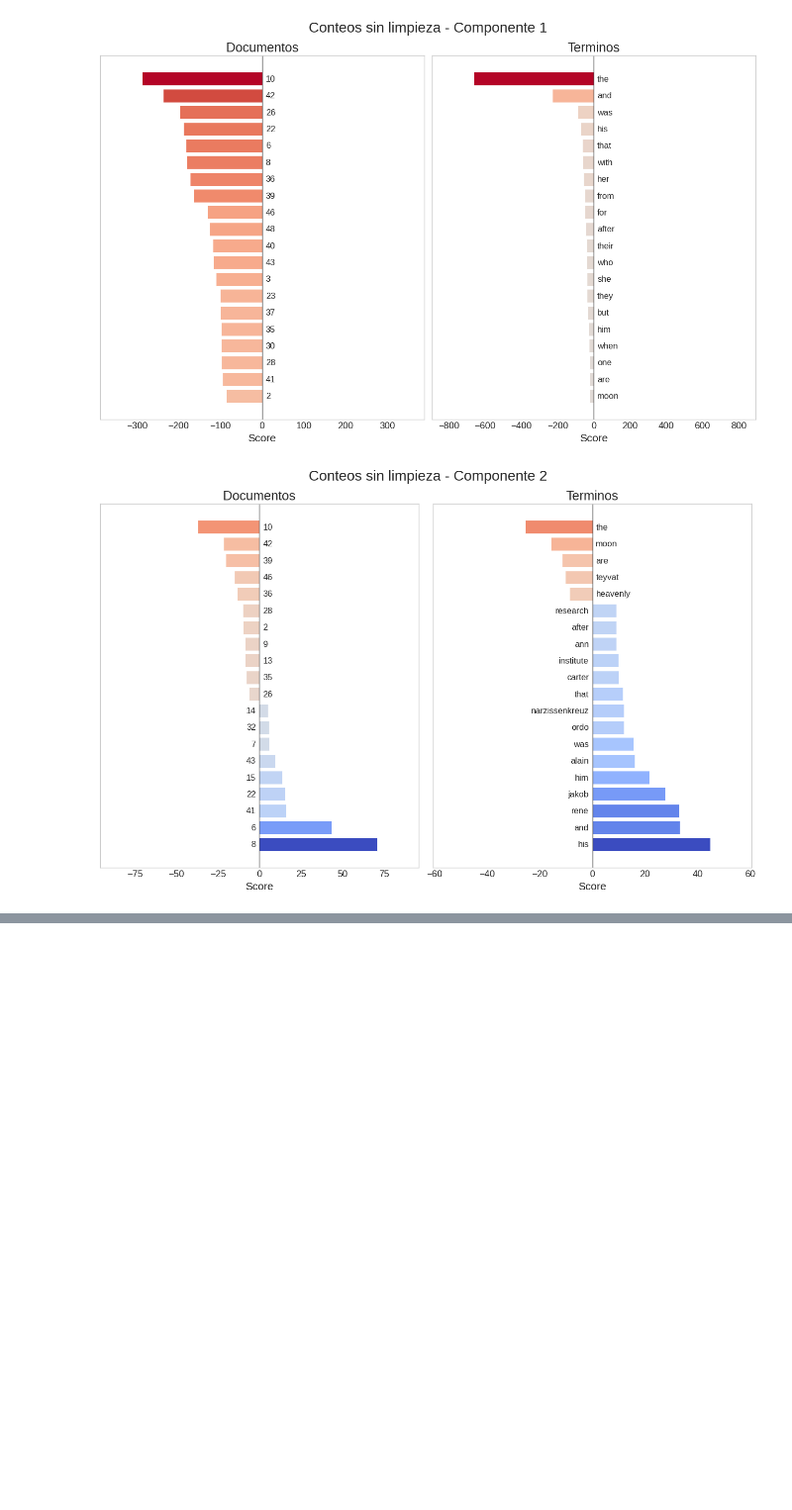
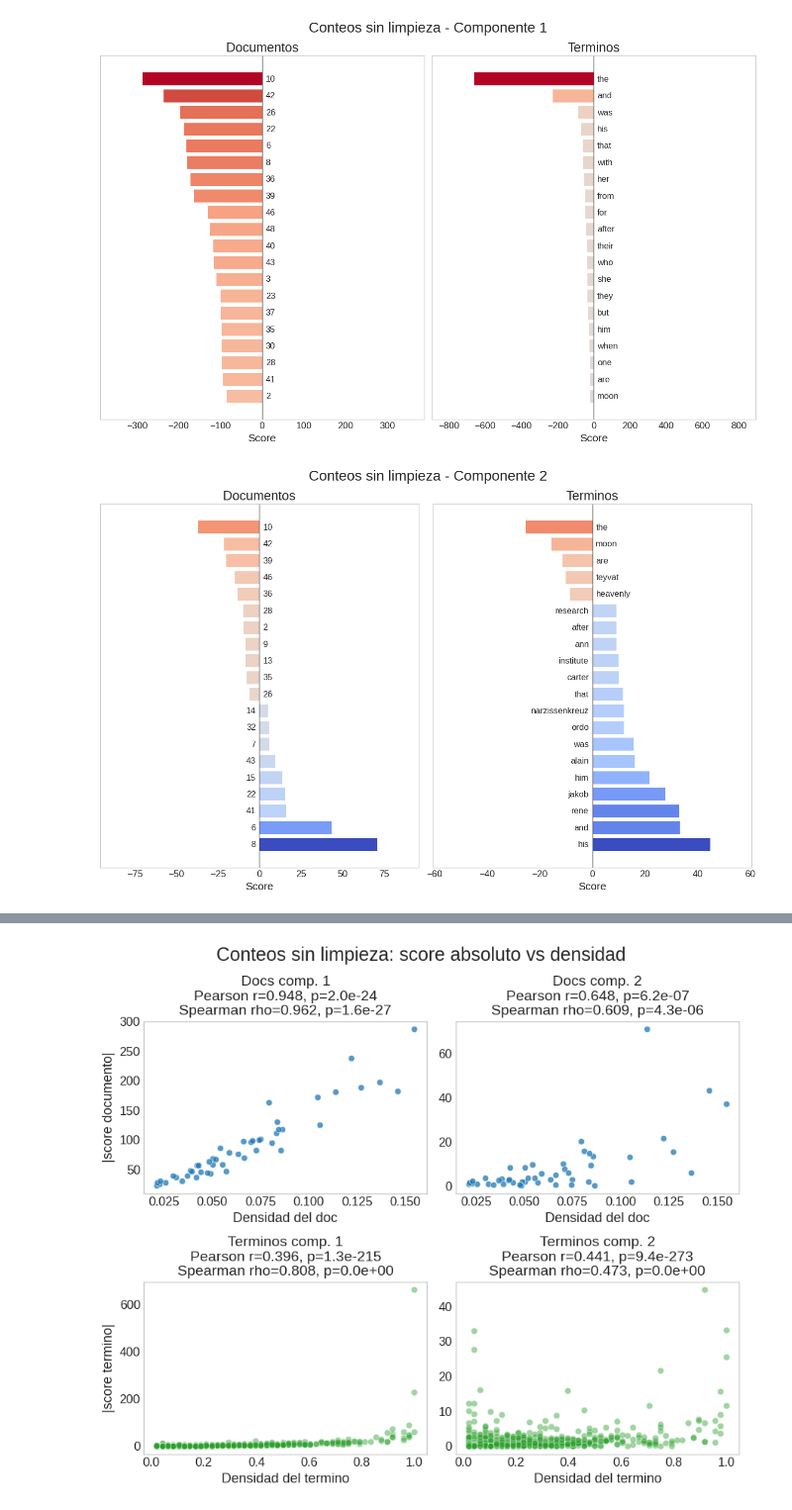
Before and after one commit to wbguc/Proyecto-Algebra, a Jupyter notebook: main.ipynb, the cells around one changed output, grey strips where cells are left out. Shown at 99% size. Cells and saved outputs as stored; diff of their text form; code cells hidden in the pictures; blank space fills up the shorter version.

```diff
--- a/main.ipynb
+++ b/main.ipynb
@@ -524,0 +527,95 @@ graficar_componentes(
+# %%
+def correlaciones_actividad_componentes(U, s, VT, X_conteos, vocabulario, nombre, componentes=4):
+    from scipy.stats import pearsonr, spearmanr
+
+    densidad_doc = np.asarray((X_conteos > 0).sum(axis=1)).ravel() / X_conteos.shape[1]
+    densidad_termino = np.asarray((X_conteos > 0).sum(axis=0)).ravel() / X_conteos.shape[0]
+
+    def calcular_correlaciones(scores_abs, actividad):
+        pearson, p_pearson = pearsonr(actividad, scores_abs)
+        spearman, p_spearman = spearmanr(actividad, scores_abs)
+        return pearson, p_pearson, spearman, p_spearman
+
+    def formato_pvalor(p):
+        return f"{p:.1e}" if p < 0.001 else f"{p:.3f}"
+
+    def titulo_correlacion(nombre_panel, componente, pearson, p_pearson, spearman, p_spearman):
+        return (
+            f"{nombre_panel} comp. {componente}\n"
+            f"Pearson r={pearson:.3f}, p={formato_pvalor(p_pearson)}\n"
+            f"Spearman rho={spearman:.3f}, p={formato_pvalor(p_spearman)}"
+        )
+
+    filas = []
+    for componente in range(1, componentes + 1):
+        idx = componente - 1
+        score_docs = np.abs(s[idx] * VT[idx, :])
+        score_terms = np.abs(s[idx] * U[:, idx])
+        pares = [
+            ("documentos", "densidad_doc", score_docs, densidad_doc),
+            ("terminos", "densidad_termino", score_terms, densidad_termino),
+        ]
+        for tipo, variable, scores_abs, actividad in pares:
+            pearson, p_pearson, spearman, p_spearman = calcular_correlaciones(scores_abs, actividad)
+            filas.append(
+                [
+                    componente,
+                    tipo,
+                    variable,
+                    round(float(pearson), 3),
+                    float(p_pearson),
+                    round(float(spearman), 3),
+                    float(p_spearman),
+                ]
+            )
+
+    tabla = pd.DataFrame(
+        filas,
+        columns=["componente", "tipo", "variable", "correlacion_pearson", "p_pearson", "correlacion_spearman", "p_spearman"],
+    )
+    display(tabla)
+
+    fig, axes = plt.subplots(2, componentes, figsize=(4.4 * componentes, 7.5), sharex=False, sharey=False)
+    if componentes == 1:
+        axes = np.array(axes).reshape(2, 1)
+
+    for componente in range(1, componentes + 1):
+        idx = componente - 1
+        score_docs = np.abs(s[idx] * VT[idx, :])
+        score_terms = np.abs(s[idx] * U[:, idx])
+        pearson_doc, p_pearson_doc, spearman_doc, p_spearman_doc = calcular_correlaciones(score_docs, densidad_doc)
+        pearson_term, p_pearson_term, spearman_term, p_spearman_term = calcular_correlaciones(score_terms, densidad_termino)
+
+        axes[0, idx].scatter(densidad_doc, score_docs, color="tab:blue", alpha=0.75, edgecolor="white", linewidth=0.5)
+        axes[0, idx].set_title(titulo_correlacion("Docs", componente, pearson_doc, p_pearson_doc, spearman_doc, p_spearman_doc), fontsize=14)
+        axes[0, idx].set_xlabel("Densidad del doc", fontsize=13)
+        axes[0, idx].grid(False)
+        axes[0, idx].tick_params(axis="both", labelsize=12)
+        if idx == 0:
+            axes[0, idx].set_ylabel("|score documento|", fontsize=13)
+
+        axes[1, idx].scatter(densidad_termino, score_terms, color="tab:green", alpha=0.45, edgecolor="white", linewidth=0.4)
+        axes[1, idx].set_title(titulo_correlacion("Terminos", componente, pearson_term, p_pearson_term, spearman_term, p_spearman_term), fontsize=14)
+        axes[1, idx].set_xlabel("Densidad del termino", fontsize=13)
+        axes[1, idx].grid(False)
+        axes[1, idx].tick_params(axis="both", labelsize=12)
+        if idx == 0:
+            axes[1, idx].set_ylabel("|score termino|", fontsize=13)
+
+    fig.suptitle(nombre, fontsize=18)
+    plt.tight_layout()
+    plt.show()
+
+    return tabla
+
+
+tabla_correlaciones_actividad_raw = correlaciones_actividad_componentes(
+    U_raw,
+    s_raw,
+    VT_raw,
+    X_raw,
+    vocabulario_raw,
+    "Conteos sin limpieza: score absoluto vs densidad",
+    componentes=2,
+)
+# %% [output]
@@ -524,0 +627 @@ graficar_componentes(
+[figure, added]
```
Also changed, not shown: parts of 8 cells of this notebook, 2 other files.
